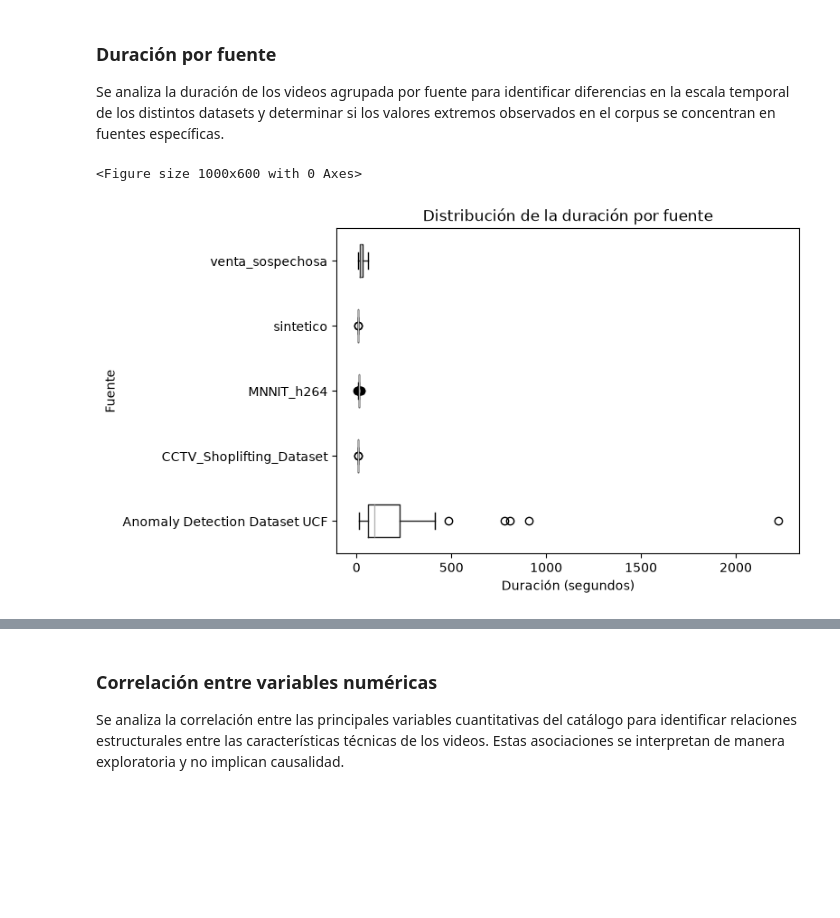
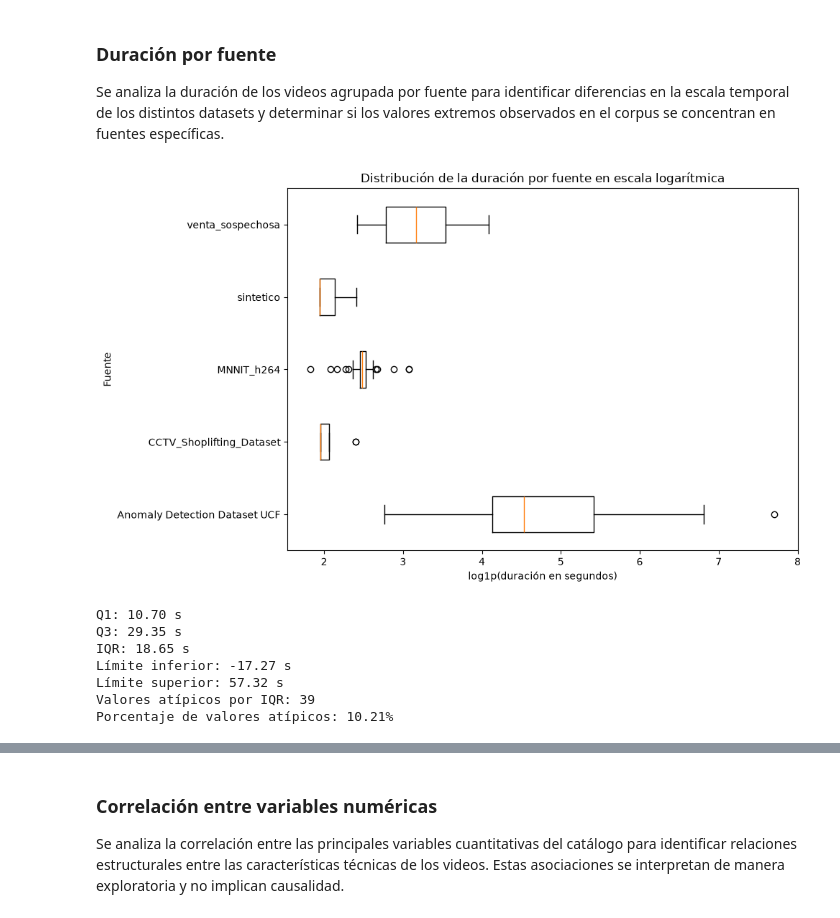
Before and after one commit to joseluistinajero/MNA---Proyecto-Integrador, a Jupyter notebook: Notebooks/Avance1_Equipo41.ipynb, the cells around one changed output, grey strips where cells are left out. Drawn from its saved outputs; the diff is of its cells as text; code cells hidden in the pictures; blank space fills up the shorter version.

```diff
--- a/Notebooks/Avance1_Equipo41.ipynb
+++ b/Notebooks/Avance1_Equipo41.ipynb
@@ -644,24 +754,56 @@ La decisión de inclusión o exclusión deberá considerar también el contenido
 
 Se analiza la duración de los videos agrupada por fuente para identificar diferencias en la escala temporal de los distintos datasets y determinar si los valores extremos observados en el corpus se concentran en fuentes específicas.
 # %%
+fuentes = df["fuente"].unique()
+
+datos_por_fuente = [
+    np.log1p(df.loc[df["fuente"] == fuente, "duracion_s"])
+    for fuente in fuentes
+]
+
 plt.figure(figsize=(10, 6))
 
-df.boxplot(
-    column="duracion_s",
-    by="fuente",
-    vert=False,
-    grid=False
+plt.boxplot(
+    datos_por_fuente,
+    tick_labels=fuentes,
+    orientation="horizontal"
 )
 
-plt.title("Distribución de la duración por fuente")
-plt.suptitle("")
-plt.xlabel("Duración (segundos)")
+plt.title("Distribución de la duración por fuente en escala logarítmica")
+plt.xlabel("log1p(duración en segundos)")
 plt.ylabel("Fuente")
-
+plt.tight_layout()
 plt.show()
 # %% [output]
-<Figure size 1000x600 with 0 Axes>
-[figure, old version]
+[figure, new version]
+# %%
+q1 = df["duracion_s"].quantile(0.25)
+q3 = df["duracion_s"].quantile(0.75)
+iqr = q3 - q1
+
+limite_inferior = q1 - 1.5 * iqr
+limite_superior = q3 + 1.5 * iqr
+
+outliers_duracion = df[
+    (df["duracion_s"] < limite_inferior) |
+    (df["duracion_s"] > limite_superior)
+]
+
+print(f"Q1: {q1:.2f} s")
+print(f"Q3: {q3:.2f} s")
+print(f"IQR: {iqr:.2f} s")
+print(f"Límite inferior: {limite_inferior:.2f} s")
+print(f"Límite superior: {limite_superior:.2f} s")
+print(f"Valores atípicos por IQR: {len(outliers_duracion)}")
+print(f"Porcentaje de valores atípicos: {len(outliers_duracion) / len(df) * 100:.2f}%")
+# %% [output]
+Q1: 10.70 s
+Q3: 29.35 s
+IQR: 18.65 s
+Límite inferior: -17.27 s
+Límite superior: 57.32 s
+Valores atípicos por IQR: 39
+Porcentaje de valores atípicos: 10.21%
 # %% [markdown]
 #### Observaciones sobre la duración por fuente
 
```
Also changed, not shown: parts of 22 cells of this notebook.
